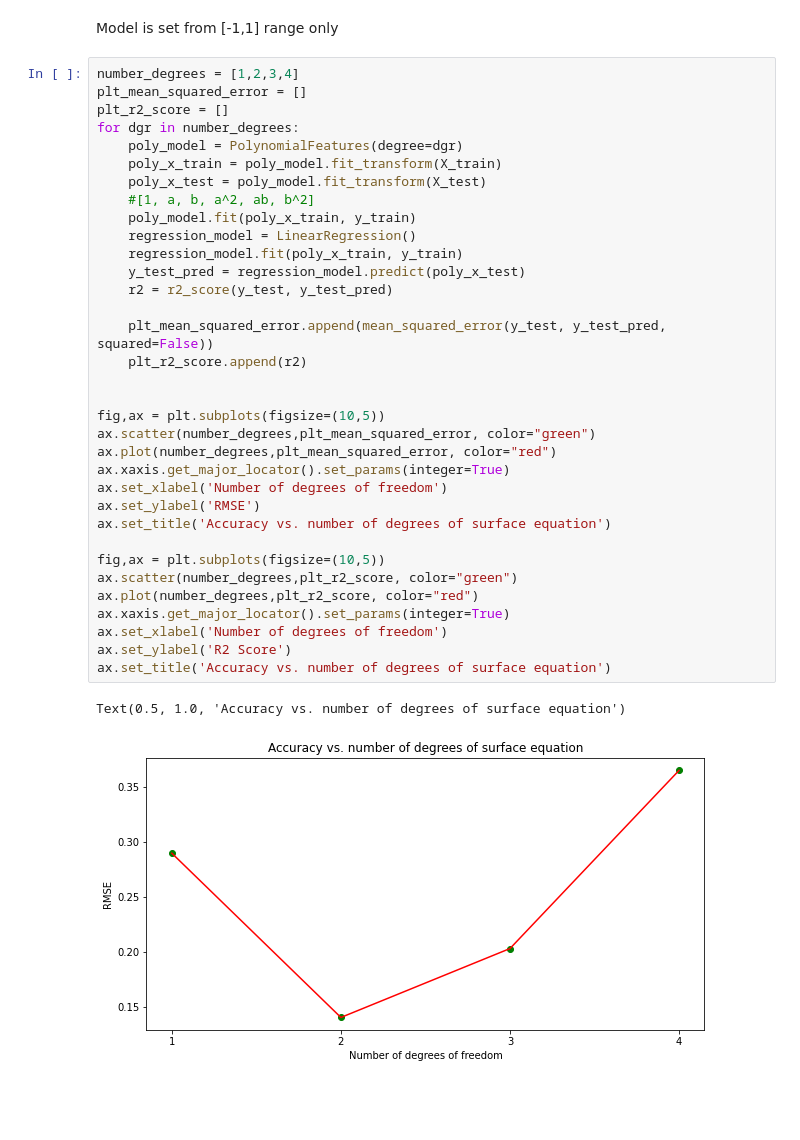
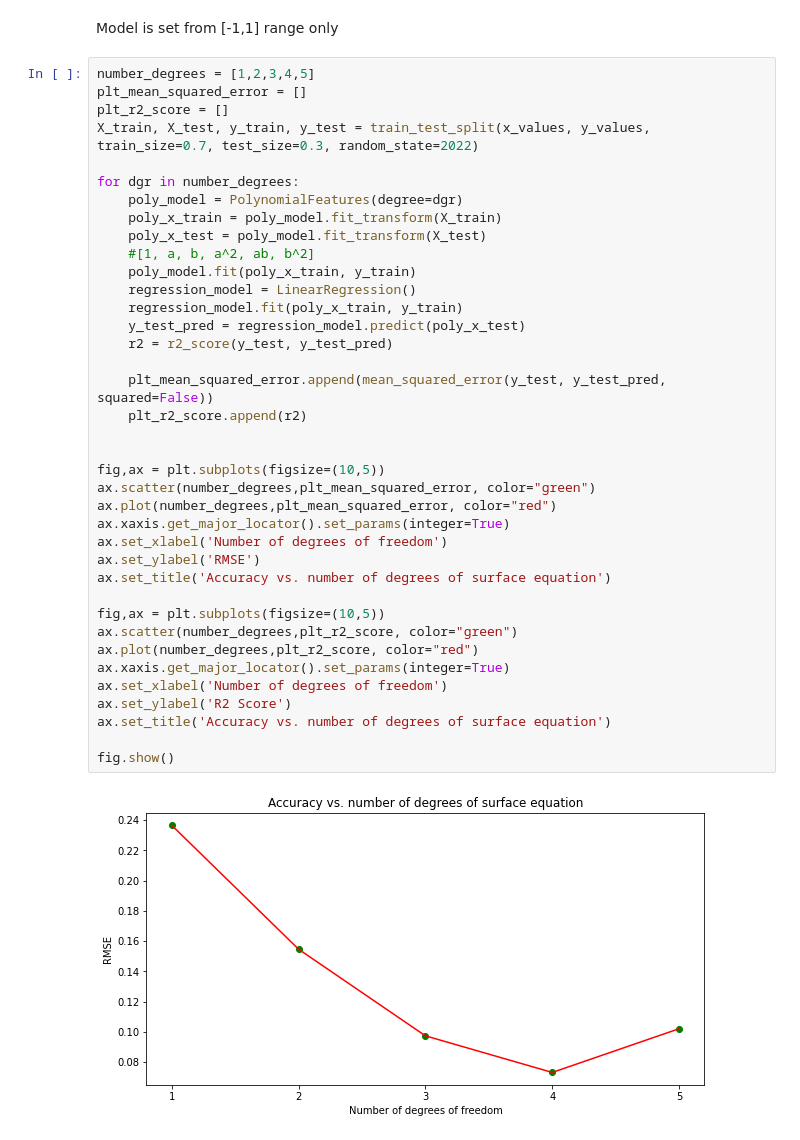
Before and after one commit to mtareqsoliman/msthesis, a Jupyter notebook: 100ML_10282022.ipynb, the cells around one changed output. Saved outputs shown, nothing was run; the diff lists cells and outputs as text; blank space fills up the shorter version.

```diff
--- a/100ML_10282022.ipynb
+++ b/100ML_10282022.ipynb
@@ -349,39 +349,42 @@ ax.scatter(test_x[:,0], test_x[:,1], y_test_residual/y_test,color='black',marker
 # %% [markdown]
 Model is set from [-1,1] range only
 # %%
-number_degrees = [1,2,3,4]
+number_degrees = [1,2,3,4,5]
 plt_mean_squared_error = []
 plt_r2_score = []
+X_train, X_test, y_train, y_test = train_test_split(x_values, y_values, train_size=0.7, test_size=0.3, random_state=2022)
+
 for dgr in number_degrees:
     poly_model = PolynomialFeatures(degree=dgr)
     poly_x_train = poly_model.fit_transform(X_train)
     poly_x_test = poly_model.fit_transform(X_test)
     #[1, a, b, a^2, ab, b^2]
     poly_model.fit(poly_x_train, y_train)
     regression_model = LinearRegression()
     regression_model.fit(poly_x_train, y_train)
     y_test_pred = regression_model.predict(poly_x_test)
     r2 = r2_score(y_test, y_test_pred)
 
     plt_mean_squared_error.append(mean_squared_error(y_test, y_test_pred, squared=False))
     plt_r2_score.append(r2)
 
 
 fig,ax = plt.subplots(figsize=(10,5))
 ax.scatter(number_degrees,plt_mean_squared_error, color="green")
 ax.plot(number_degrees,plt_mean_squared_error, color="red")
 ax.xaxis.get_major_locator().set_params(integer=True)
 ax.set_xlabel('Number of degrees of freedom')
 ax.set_ylabel('RMSE')
 ax.set_title('Accuracy vs. number of degrees of surface equation')
 
 fig,ax = plt.subplots(figsize=(10,5))
 ax.scatter(number_degrees,plt_r2_score, color="green")
 ax.plot(number_degrees,plt_r2_score, color="red")
 ax.xaxis.get_major_locator().set_params(integer=True)
 ax.set_xlabel('Number of degrees of freedom')
 ax.set_ylabel('R2 Score')
 ax.set_title('Accuracy vs. number of degrees of surface equation')
+
+fig.show()
 # %% [output]
-Text(0.5, 1.0, 'Accuracy vs. number of degrees of surface equation')
-[figure, old version]
+[figure, new version]
```
Also changed, not shown: parts of 2 cells of this notebook.
